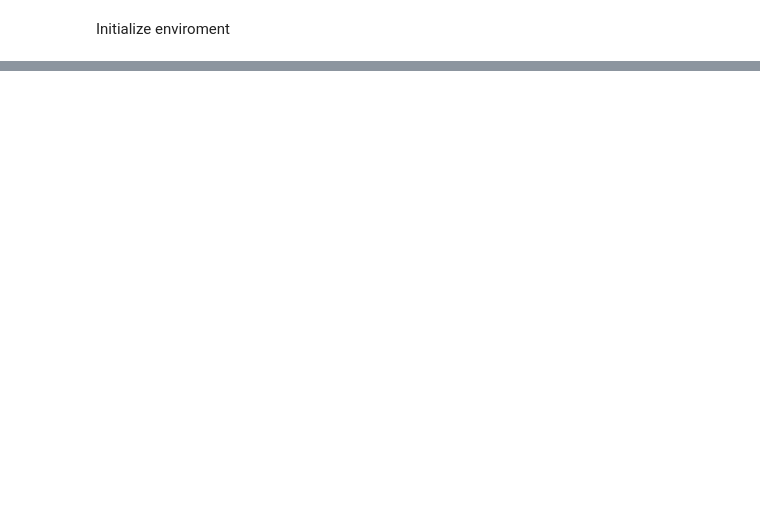
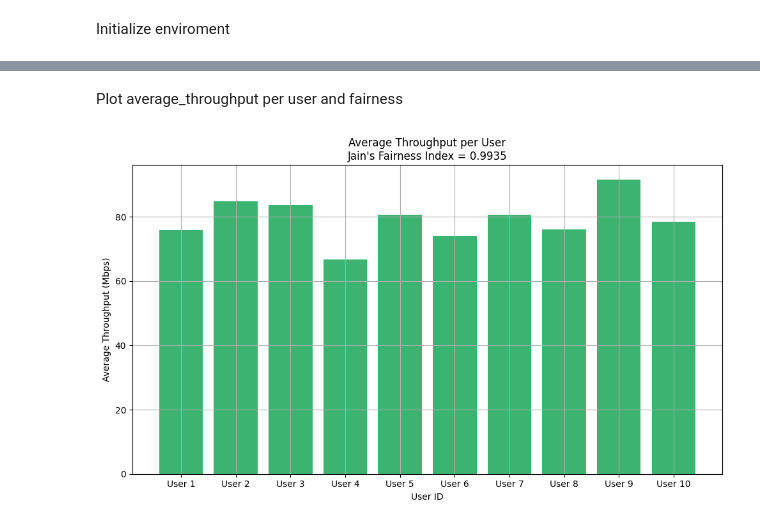
Before and after one commit to AlvaroSolana/DQN_RAT_Selection, a Jupyter notebook: test.ipynb, the cells around one changed output, grey strips where cells are left out. Drawn from its saved outputs; the diff is of its cells as text; code cells hidden in the pictures; blank space fills up the shorter version.

```diff
--- a/test.ipynb
+++ b/test.ipynb
@@ -183,0 +153,32 @@ plot_reward(rewards)
+# %% [markdown]
+Plot average_throughput per user and fairness
+# %%
+throughput_buffer = [
+    [reward * rat_env.max_thr for reward in rewards]
+    for rewards in rewards
+]
+
+# Step 3: Compute average throughput per user
+n_users = len(throughput_buffer[0])
+avg_throughput_per_user = [
+    np.mean([throughput_buffer[episode][user] for episode in range(len(throughput_buffer))])
+    for user in range(n_users)
+]
+
+# Step 4: Compute Jain's fairness index
+numerator = (sum(avg_throughput_per_user)) ** 2
+denominator = n_users * sum(x ** 2 for x in avg_throughput_per_user)
+jain_index = numerator / denominator if denominator != 0 else 0
+
+# Step 5: Plot average throughput per user
+plt.figure(figsize=(10, 6))
+plt.bar(range(n_users), avg_throughput_per_user, color='mediumseagreen')
+plt.xlabel('User ID')
+plt.xticks(ticks=range(n_users), labels=[f'User {i+1}' for i in range(n_users)])
+plt.ylabel('Average Throughput (Mbps)')
+plt.title(f'Average Throughput per User\nJain\'s Fairness Index = {jain_index:.4f}')
+plt.grid(True)
+plt.tight_layout()
+plt.show()
+# %% [output]
+[figure, added]
```
Also changed, not shown: parts of 10 cells of this notebook, 2 other files.
